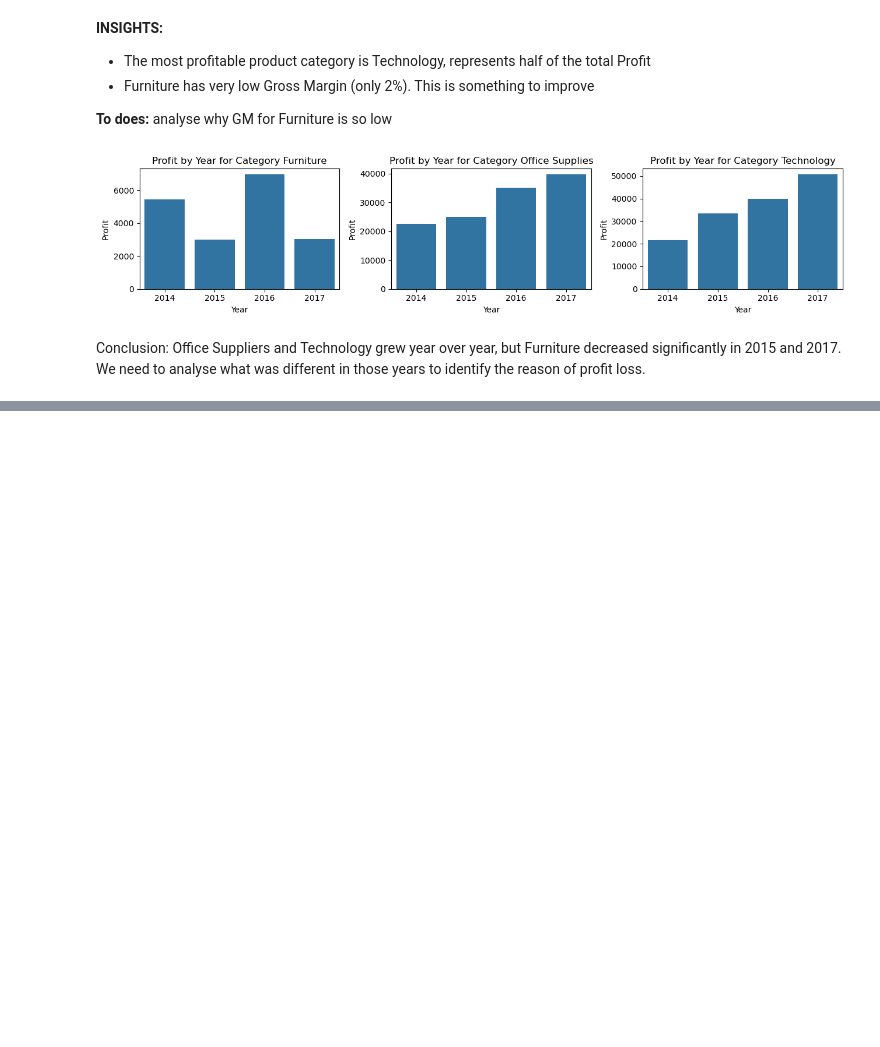
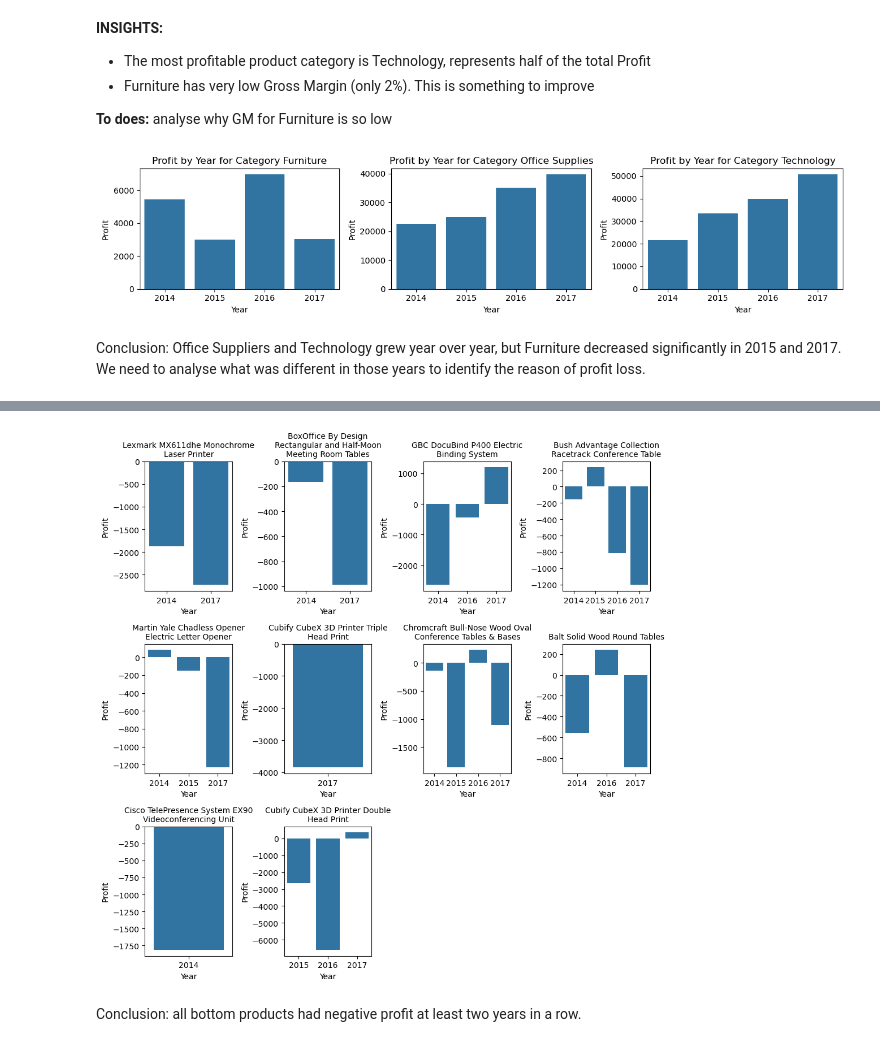
Before and after one commit to Kristinawk/final_project_ETL_Analytics, a Jupyter notebook: notebooks/02_preliminary_eda.ipynb, the cells around one changed output, grey strips where cells are left out. Drawn from its saved outputs; the diff is of its cells as text; code cells hidden in the pictures; blank space fills up the shorter version.

```diff
--- a/notebooks/02_preliminary_eda.ipynb
+++ b/notebooks/02_preliminary_eda.ipynb
@@ -347,0 +528,3 @@ Conclusion: Office Suppliers and Technology grew year over year, but Furniture d
+# %%
+bottom_prod_lst = list(df_prod.tail(10)['Product PK'])
+bottom_prod_lst
@@ -347,0 +542,37 @@ Conclusion: Office Suppliers and Technology grew year over year, but Furniture d
+# %%
+# Bottom10 products evolution by year:
+
+eval_feature = 'Profit'
+
+df_bottom_prod = df[df['Product PK'].isin(bottom_prod_lst)]
+
+bottom_prods = df_bottom_prod['Product Name'].unique()
+
+df_bottom_prod_year = df_bottom_prod.groupby(['Product Name', 'Order Year'])[eval_feature].sum().reset_index()
+
+# Create subplots (one for each segment)
+fig, axes = plt.subplots(nrows=3, ncols=4, figsize=(10, 10))
+
+axes = axes.flatten()
+
+# Loop through each segment and plot its respective bar chart
+for i, (ax, bottom_prod) in enumerate(zip(axes, bottom_prods)):
+
+    bottom_prod_data = df_bottom_prod_year[df_bottom_prod_year['Product Name'] == bottom_prod]
+
+    sns.barplot(data=bottom_prod_data, x='Order Year', y=eval_feature, ax=ax)
+
+    wrapped_title = textwrap.fill(bottom_prod, width=30)
+
+    ax.set_title(wrapped_title, fontsize=10)
+    ax.set_xlabel('Year')
+    ax.set_ylabel(eval_feature)
+
+for j in range(i + 1, len(axes)):
+    axes[j].axis('off')
+
+plt.tight_layout()
+# %% [output]
+[figure, added]
+# %% [markdown]
+Conclusion: all bottom products had negative profit at least two years in a row.
```
Also changed, not shown: parts of 26 cells of this notebook.
